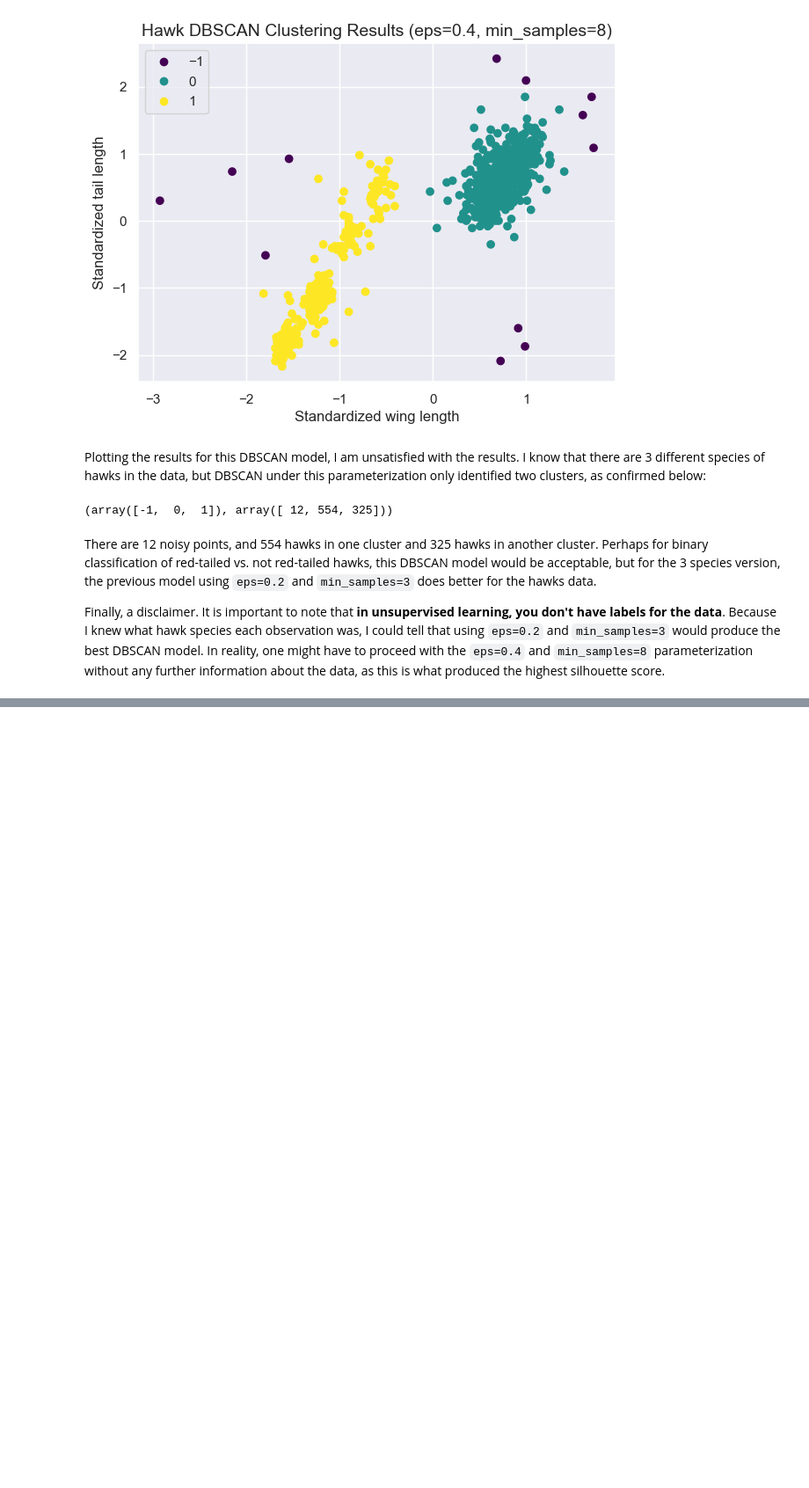
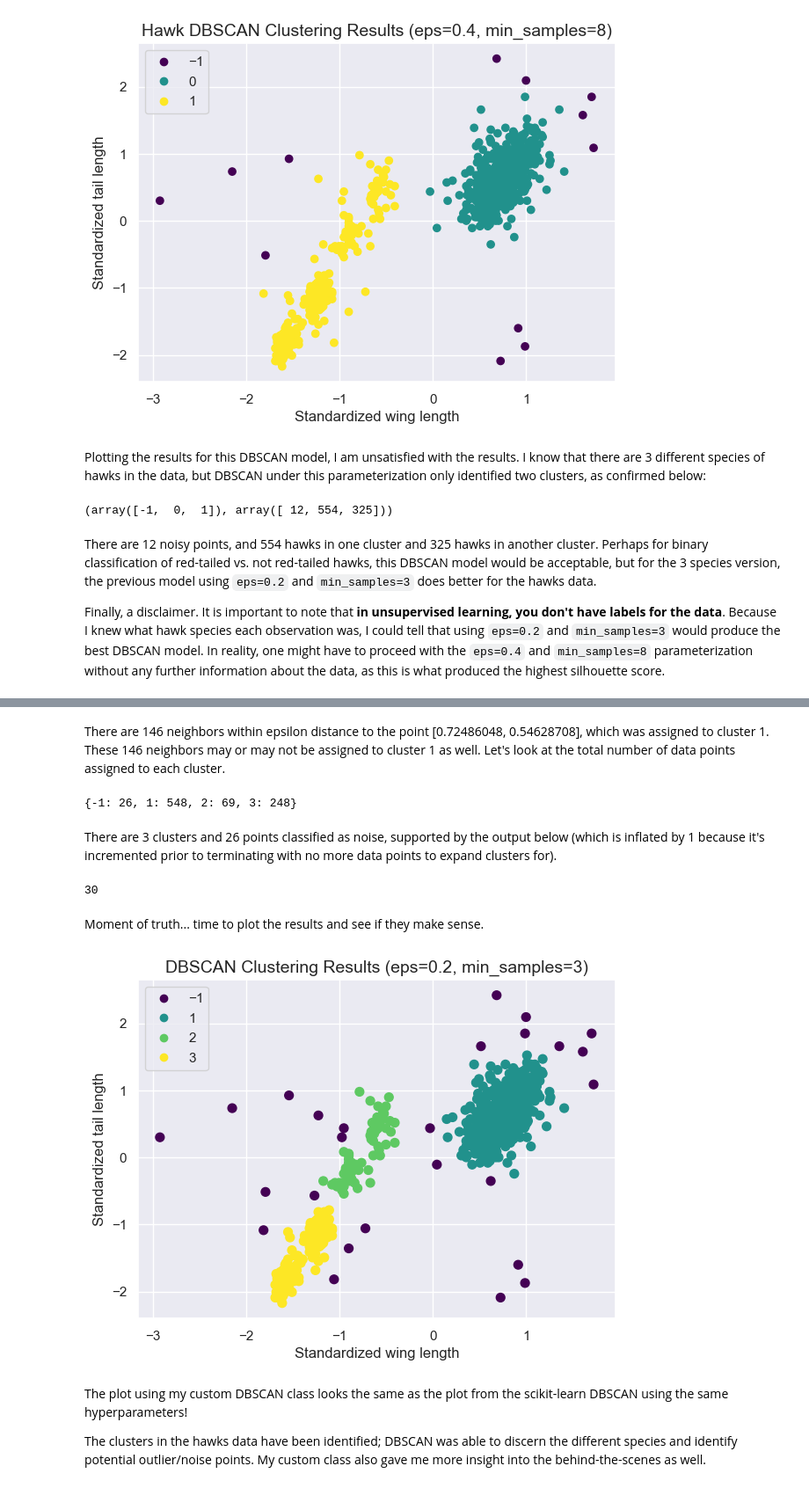
Before and after one commit to kary5678/INDE-577, a Jupyter notebook: unsupervised-learning/dbscan/dbscan.ipynb, the cells around one changed output, grey strips where cells are left out. Shown at 88% size. Cells and saved outputs as stored; diff of their text form; code cells hidden in the pictures; blank space fills up the shorter version.

Commit message:
Add custom DBSCAN class writeup

```diff
--- a/unsupervised-learning/dbscan/dbscan.ipynb
+++ b/unsupervised-learning/dbscan/dbscan.ipynb
@@ -253,0 +366,3 @@ Finally, a disclaimer. It is important to note that **in unsupervised learning,
+# %%
+my_dbscan = MyDBSCAN(epsilon = 0.2, min_samples = 3)
+my_dbscan.fit(X_scaled)
@@ -253,0 +393,26 @@ Finally, a disclaimer. It is important to note that **in unsupervised learning,
+# %% [markdown]
+There are 146 neighbors within epsilon distance to the point [0.72486048, 0.54628708], which was assigned to cluster 1. These 146 neighbors may or may not be assigned to cluster 1 as well. Let's look at the total number of data points assigned to each cluster.
+# %%
+unique, counts = np.unique(my_dbscan.get_labels(), return_counts = True)
+print(dict(zip(unique, counts)))
+# %% [output]
+{-1: 26, 1: 548, 2: 69, 3: 248}
+# %% [markdown]
+There are 3 clusters and 26 points classified as noise, supported by the output below (which is inflated by 1 because it's incremented prior to terminating with no more data points to expand clusters for).
+# %%
+my_dbscan.current_cluster
+# %% [output]
+30
+# %% [markdown]
+Moment of truth... time to plot the results and see if they make sense.
+# %%
+my_dbscan.plot_clusters()
+plt.xlabel("Standardized wing length")
+plt.ylabel("Standardized tail length")
+plt.show()
+# %% [output]
+[figure, added]
+# %% [markdown]
+The plot using my custom DBSCAN class looks the same as the plot from the scikit-learn DBSCAN using the same hyperparameters!
+
+The clusters in the hawks data have been identified; DBSCAN was able to discern the different species and identify potential outlier/noise points. My custom class also gave me more insight into the behind-the-scenes as well.
```
Also changed, not shown: parts of 10 cells of this notebook.
